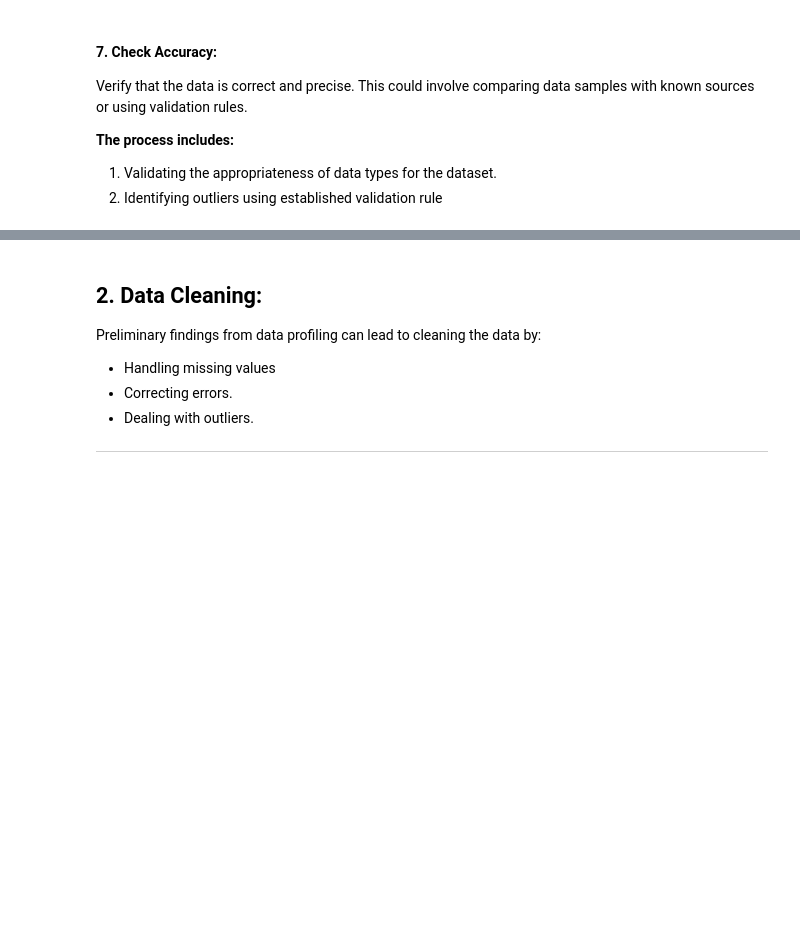
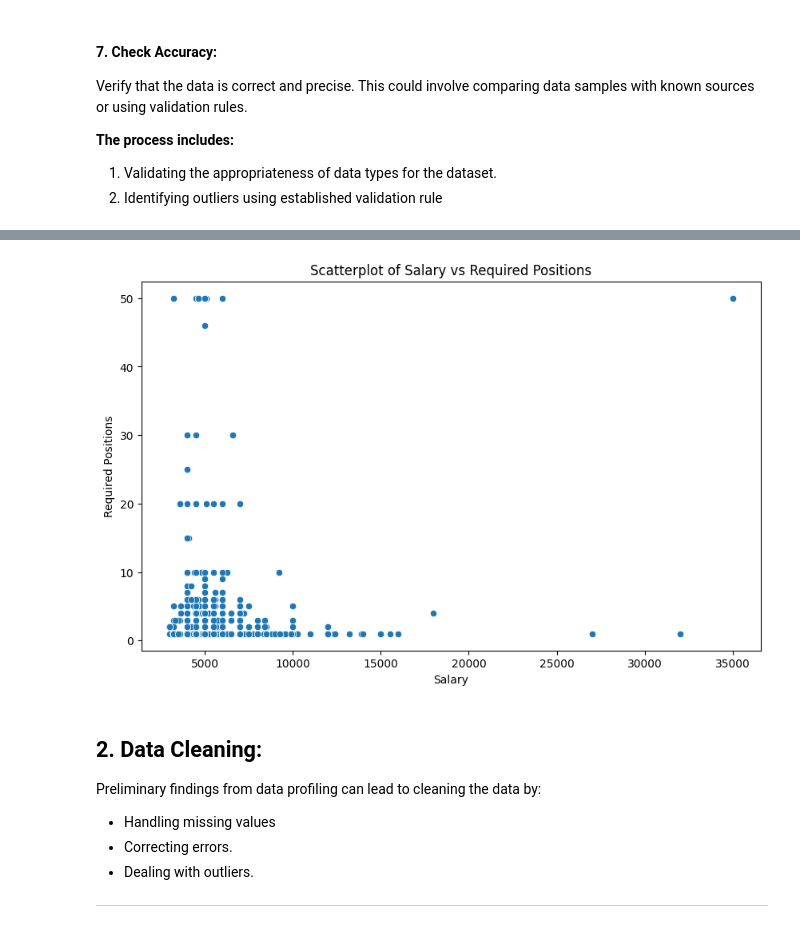
Before and after one commit to Tuwaiq-DS-ML-bootcamp-V-9/Usecase-5, a Jupyter notebook: EDA explain template.ipynb, the cells around one changed output, grey strips where cells are left out. Saved outputs shown, nothing was run; the diff lists cells and outputs as text; code cells hidden in the pictures; blank space fills up the shorter version.

```diff
--- a/EDA explain template.ipynb
+++ b/EDA explain template.ipynb
@@ -499,3 +565,13 @@ We use 3 common visualization methods:
+# %%
+# Scatterplot between Salary and required_positions
+plt.figure(figsize=(10, 6))
+sns.scatterplot(x=Jadarat_data['Salary'], y=Jadarat_data['required_positions'])
+plt.title('Scatterplot of Salary vs Required Positions')
+plt.xlabel('Salary')
+plt.ylabel('Required Positions')
+plt.show()
+# %% [output]
+[figure, added]
 # %%
 # go to univariate graphical analysis
 # go to lesson : data visualisation 1 - chart type section
```
Also changed, not shown: parts of 26 cells of this notebook, 1 other file.
